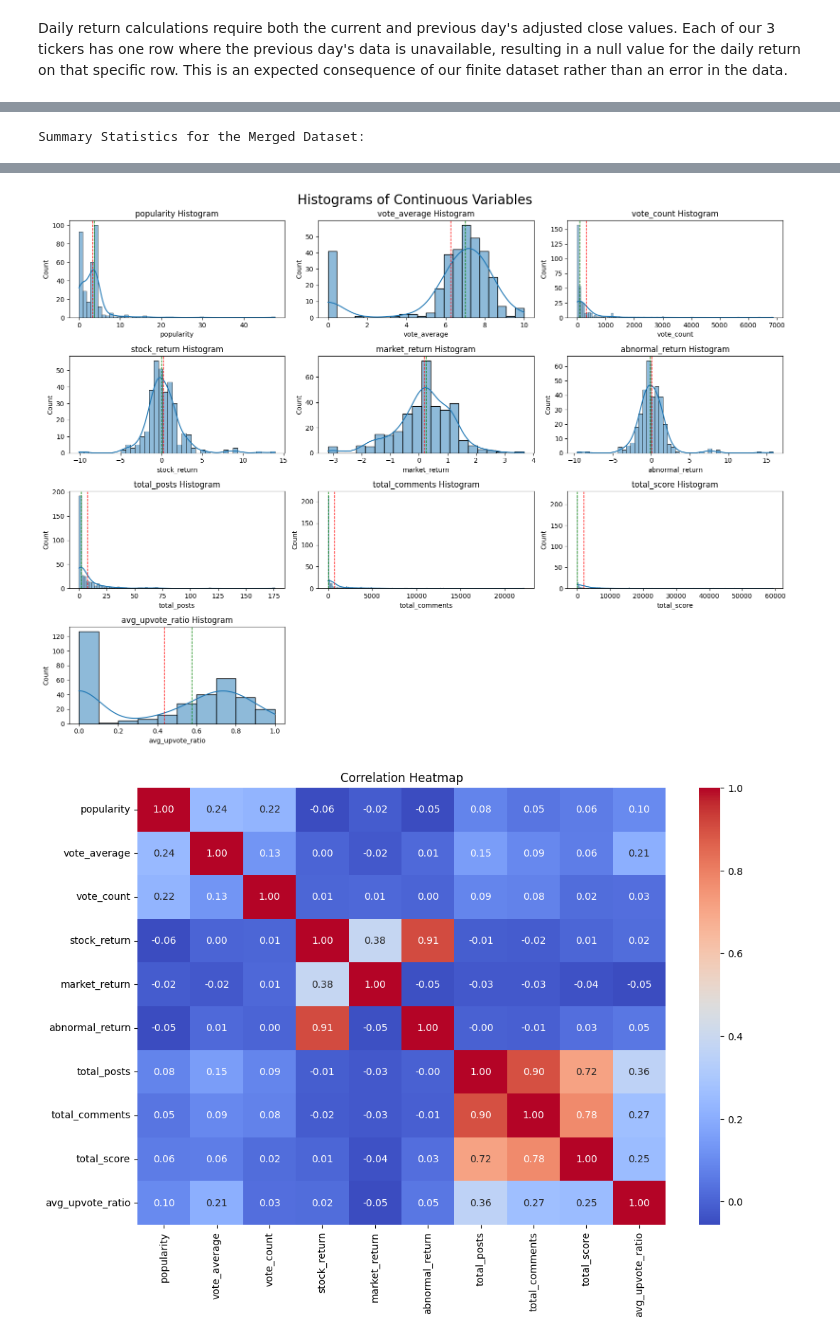
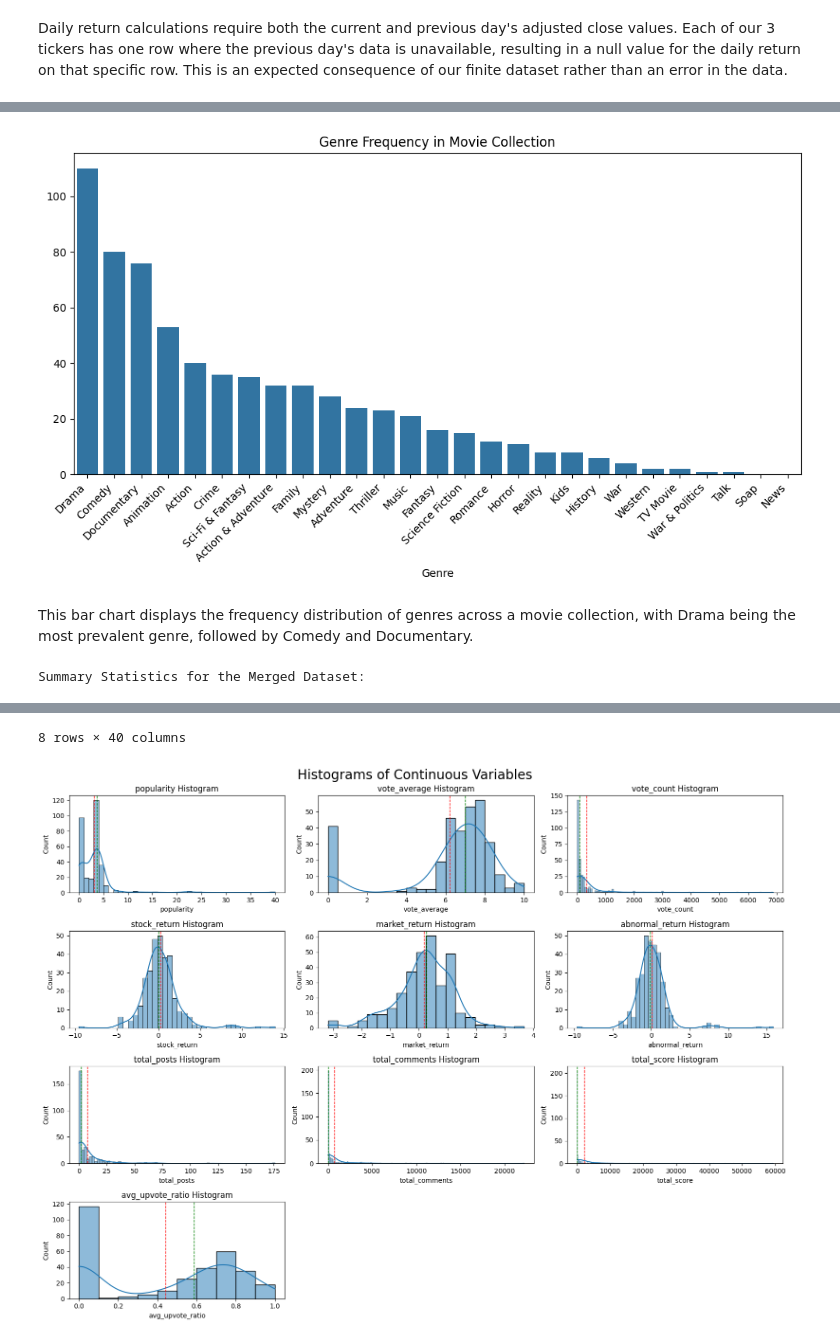
Before and after one commit to Maveluke/JSC370-Project, a Jupyter notebook: preliminary.ipynb, the cells around one changed output, grey strips where cells are left out. Saved outputs shown, nothing was run; the diff lists cells and outputs as text; code cells hidden in the pictures.

```diff
--- a/preliminary.ipynb
+++ b/preliminary.ipynb
@@ -535,4 +419,8 @@ Daily return calculations require both the current and previous day's adjusted c
 merged_data = pd.merge(returns_df, engagement_df, on=['name', 'release_date'], how='inner')
 # Select only the relevant columns
 merged_data = merged_data.drop(columns=['id', 'first_air_date', 'provider_id'])
-display(merged_data.head())
+
+# Change engagement data to an indicator variable
+merged_data['high_engagement'] = (merged_data['total_score'] > merged_data['total_score'].median()).astype(int)
+merged_data['high_comments'] = (merged_data['total_comments'] > merged_data['total_comments'].median()).astype(int)
+merged_data['high_popularity'] = (merged_data['popularity'] > merged_data['popularity'].median()).astype(int)
@@ -546,3 +427,17 @@ display(merged_data.head())
+# %%
+# Plot count of genres in the dataset
+plt.figure(figsize=(10, 6))
+genre_counts = merged_data[all_genres].sum().sort_values(ascending=False)
+sns.barplot(x=genre_counts.index, y=genre_counts.values)
+plt.title('Genre Frequency in Movie Collection')
+plt.xticks(rotation=45, ha='right')
+plt.xlabel('Genre')
+plt.tight_layout()
+plt.show()
+# %% [output]
+[figure, added]
+# %% [markdown]
+This bar chart displays the frequency distribution of genres across a movie collection, with Drama being the most prevalent genre, followed by Comedy and Documentary.
 # %%
 # Print the summary statistics for the merged dataset
 merged_data_summary = merged_data.describe()
@@ -569,12 +464,5 @@ for i, col in enumerate(numerical_cols):
 
 plt.tight_layout()
 plt.show()
-
-
-# Correlation Heatmap
-plt.figure(figsize=(12, 8))
-sns.heatmap(merged_data.corr(), annot=True, cmap='coolwarm', fmt=".2f")
-plt.title('Correlation Heatmap')
-plt.show()
 # %% [output]
 Summary Statistics for the Merged Dataset:
@@ -590,2 +478,2 @@ Summary Statistics for the Merged Dataset:
+8 rows × 40 columns
-[figure, old version]
+[figure, new version]
-[figure, removed]
```
Also changed, not shown: parts of 26 cells of this notebook, 4 other files.
